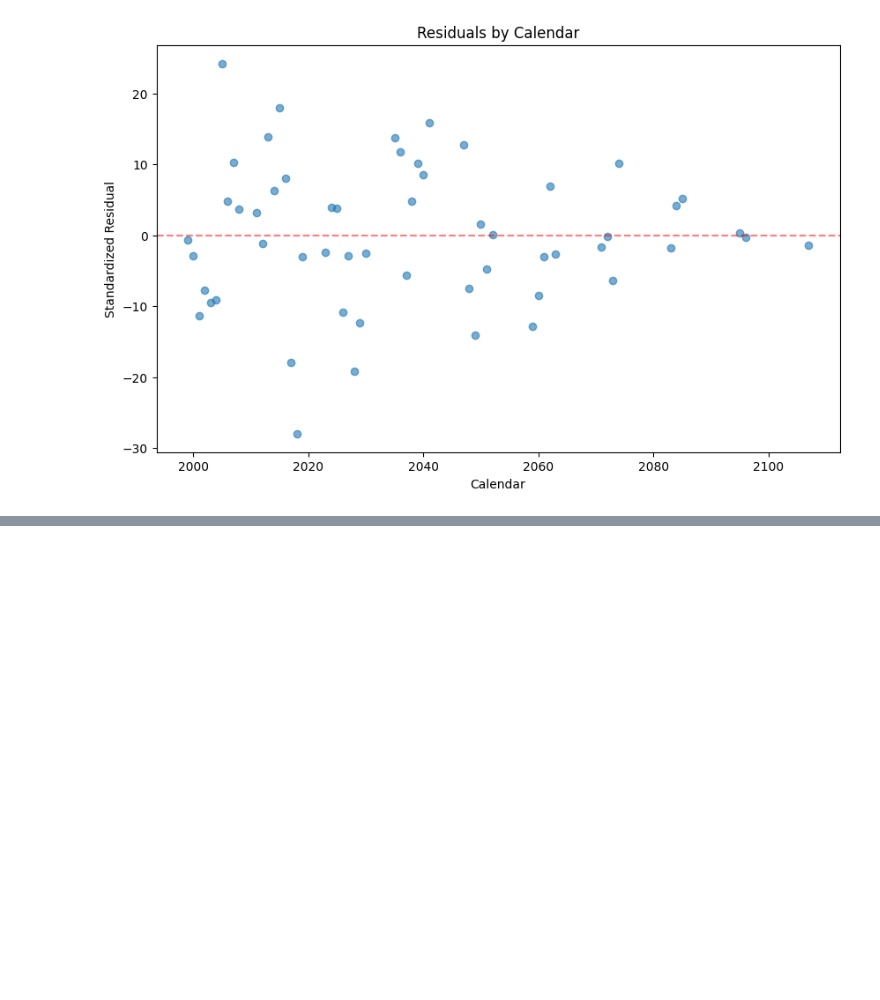
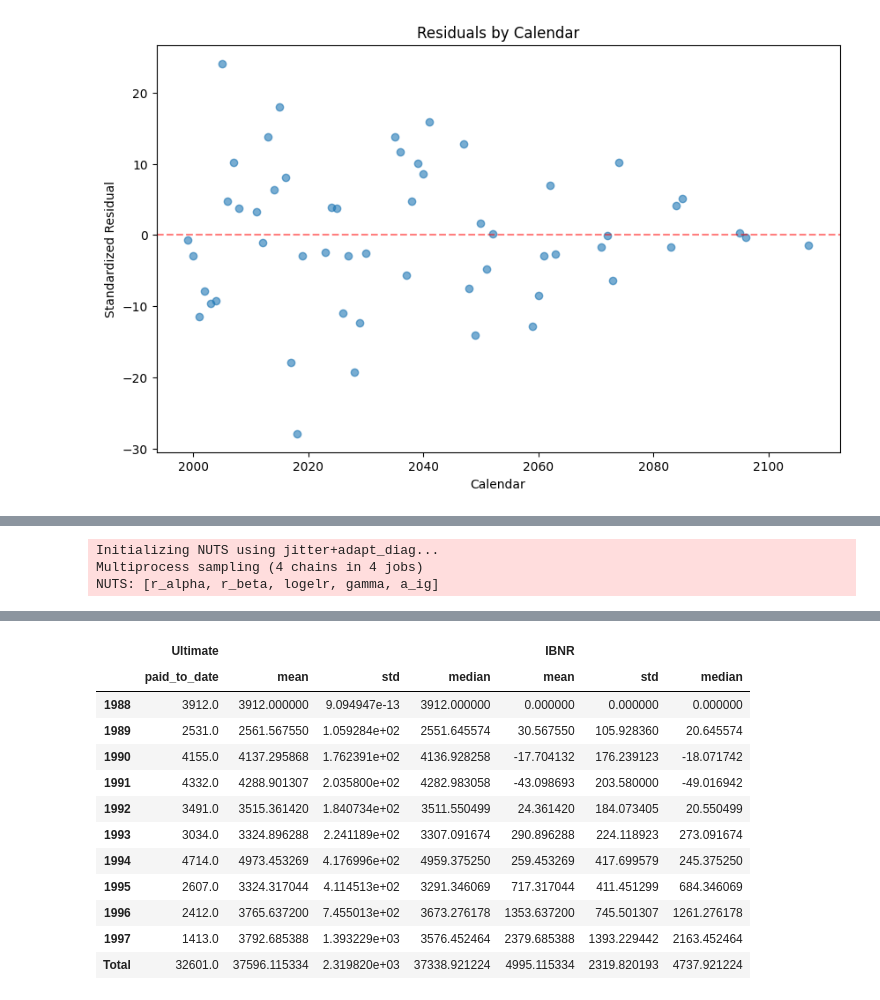
Before and after one commit to problemofpoints/bayesianchainladder, a Jupyter notebook: references/test-notebook.ipynb, the cells around one changed output, grey strips where cells are left out. Saved outputs shown, nothing was run; the diff lists cells and outputs as text; code cells hidden in the pictures; blank space fills up the shorter version.

```diff
--- a/references/test-notebook.ipynb
+++ b/references/test-notebook.ipynb
@@ -259,0 +262,19 @@ az.compare({"Categorical Dev": model.idata, "Spline Dev": model_spline.idata})
+# %%
+from bayesianchainladder import BayesianCSR
+import chainladder as cl
+
+# Load a sample triangle
+clrd = cl.load_sample("clrd")
+triangle_csr = clrd.loc[("Celina Mut Grp", "comauto"), "CumPaidLoss"]
+premium_triangle_csr = clrd.loc[("Celina Mut Grp", "comauto"), "EarnedPremNet"].latest_diagonal
+
+# Fit CSR model
+model_csr = BayesianCSR(draws=2000,tune=1000)
+model_csr.fit(triangle_csr, premium_triangle=premium_triangle_csr)
+
+# Get reserve summary
+model_csr.summary()
+# %% [output]
+Initializing NUTS using jitter+adapt_diag...
+Multiprocess sampling (4 chains in 4 jobs)
+NUTS: [r_alpha, r_beta, logelr, gamma, a_ig]
@@ -259,0 +285,13 @@ az.compare({"Categorical Dev": model.idata, "Spline Dev": model_spline.idata})
+|  | Ultimate |  |  |  | IBNR |  |  |
+|  | paid_to_date | mean | std | median | mean | std | median |
+| 1988 | 3912.0 | 3912.000000 | 9.094947e-13 | 3912.000000 | 0.000000 | 0.000000 | 0.000000 |
+| 1989 | 2531.0 | 2561.567550 | 1.059284e+02 | 2551.645574 | 30.567550 | 105.928360 | 20.645574 |
+| 1990 | 4155.0 | 4137.295868 | 1.762391e+02 | 4136.928258 | -17.704132 | 176.239123 | -18.071742 |
+| 1991 | 4332.0 | 4288.901307 | 2.035800e+02 | 4282.983058 | -43.098693 | 203.580000 | -49.016942 |
+| 1992 | 3491.0 | 3515.361420 | 1.840734e+02 | 3511.550499 | 24.361420 | 184.073405 | 20.550499 |
+| 1993 | 3034.0 | 3324.896288 | 2.241189e+02 | 3307.091674 | 290.896288 | 224.118923 | 273.091674 |
+| 1994 | 4714.0 | 4973.453269 | 4.176996e+02 | 4959.375250 | 259.453269 | 417.699579 | 245.375250 |
+| 1995 | 2607.0 | 3324.317044 | 4.114513e+02 | 3291.346069 | 717.317044 | 411.451299 | 684.346069 |
+| 1996 | 2412.0 | 3765.637200 | 7.455013e+02 | 3673.276178 | 1353.637200 | 745.501307 | 1261.276178 |
+| 1997 | 1413.0 | 3792.685388 | 1.393229e+03 | 3576.452464 | 2379.685388 | 1393.229442 | 2163.452464 |
+| Total | 32601.0 | 37596.115334 | 2.319820e+03 | 37338.921224 | 4995.115334 | 2319.820193 | 4737.921224 |
```
Also changed, not shown: parts of 14 cells of this notebook.
